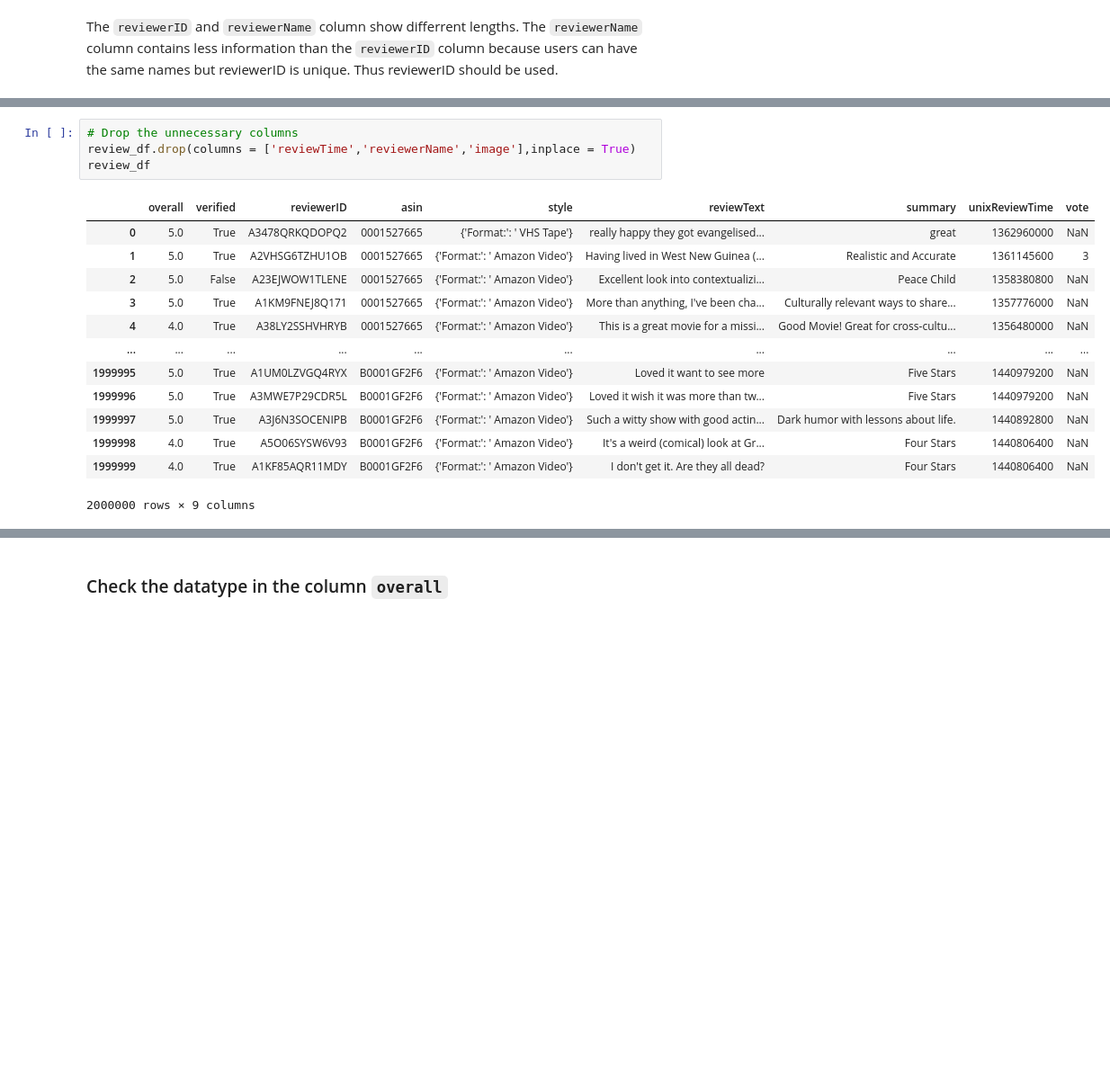
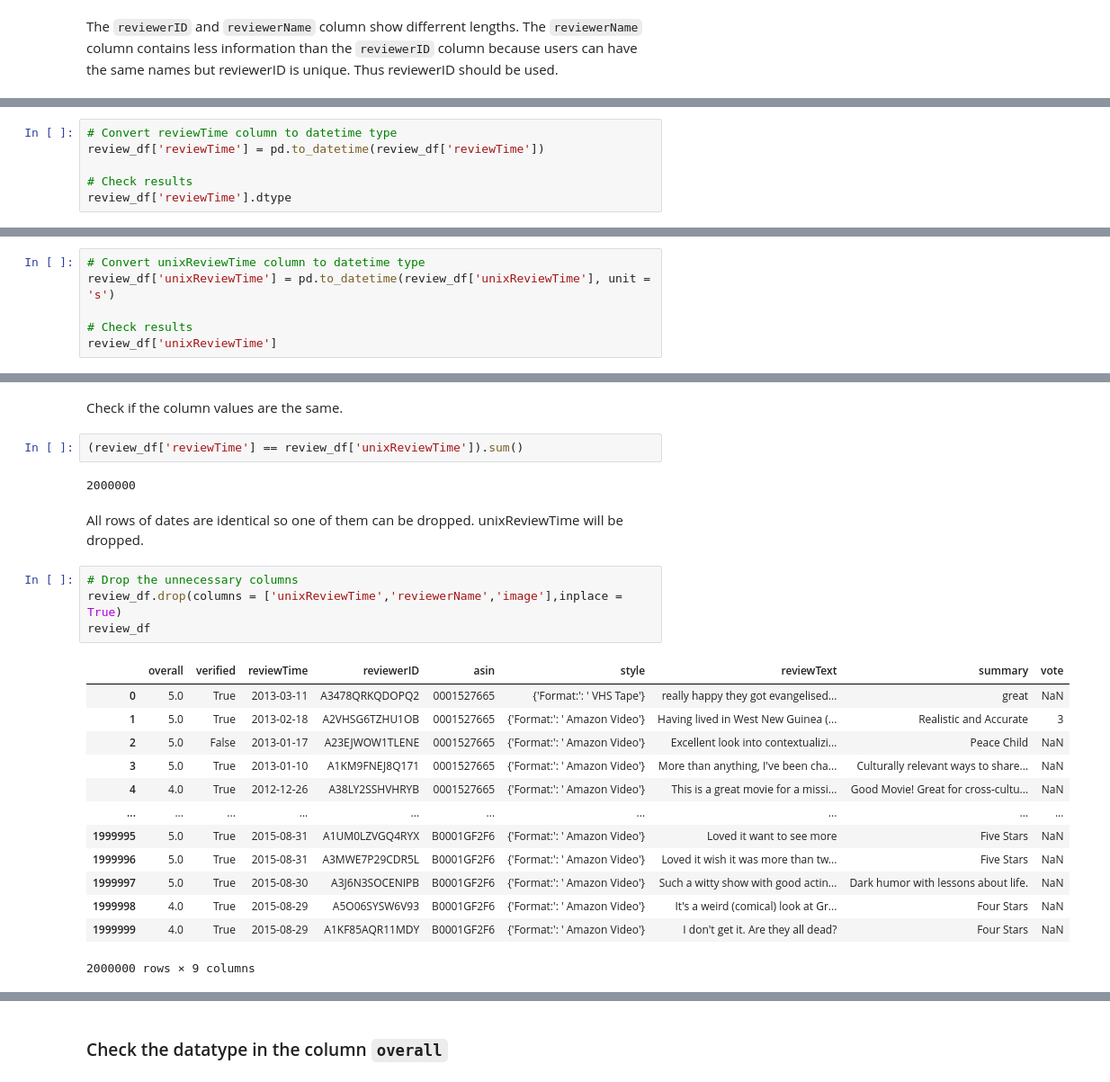
Before and after one commit to JTruong3/Amazon-Product-Recommender, a Jupyter notebook: 1_Preprocessing_EDA_Simple_Models.ipynb, the cells around one changed output, grey strips where cells are left out. Shown at 90% size. Drawn from its saved outputs; the diff is of its cells as text; blank space fills up the shorter version.

```diff
--- a/1_Preprocessing_EDA_Simple_Models.ipynb
+++ b/1_Preprocessing_EDA_Simple_Models.ipynb
@@ -124,0 +127,6 @@ The `reviewerID` and `reviewerName` column show differrent lengths. The `reviewe
+# %%
+# Convert reviewTime column to datetime type
+review_df['reviewTime'] = pd.to_datetime(review_df['reviewTime'])
+
+# Check results
+review_df['reviewTime'].dtype
@@ -124,0 +137,6 @@ The `reviewerID` and `reviewerName` column show differrent lengths. The `reviewe
+# %%
+# Convert unixReviewTime column to datetime type
+review_df['unixReviewTime'] = pd.to_datetime(review_df['unixReviewTime'], unit = 's')
+
+# Check results
+review_df['unixReviewTime']
@@ -125,20 +156,28 @@ The `reviewerID` and `reviewerName` column show differrent lengths. The `reviewe
+# %% [markdown]
+Check if the column values are the same.
+# %%
+(review_df['reviewTime'] == review_df['unixReviewTime']).sum()
+# %% [output]
+2000000
+# %% [markdown]
+All rows of dates are identical so one of them can be dropped. unixReviewTime will be dropped.
 # %%
 # Drop the unnecessary columns
-review_df.drop(columns = ['reviewTime','reviewerName','image'],inplace = True)
+review_df.drop(columns = ['unixReviewTime','reviewerName','image'],inplace = True)
 review_df
 # %% [output]
-|  | overall | verified | reviewerID | asin | style | reviewText | summary | unixReviewTime | vote |
-| 0 | 5.0 | True | A3478QRKQDOPQ2 | 0001527665 | {'Format:': ' VHS Tape'} | really happy they got evangelised... | great | 1362960000 | NaN |
-| 1 | 5.0 | True | A2VHSG6TZHU1OB | 0001527665 | {'Format:': ' Amazon Video'} | Having lived in West New Guinea (... | Realistic and Accurate | 1361145600 | 3 |
-| 2 | 5.0 | False | A23EJWOW1TLENE | 0001527665 | {'Format:': ' Amazon Video'} | Excellent look into contextualizi... | Peace Child | 1358380800 | NaN |
-| 3 | 5.0 | True | A1KM9FNEJ8Q171 | 0001527665 | {'Format:': ' Amazon Video'} | More than anything, I've been cha... | Culturally relevant ways to share... | 1357776000 | NaN |
-| 4 | 4.0 | True | A38LY2SSHVHRYB | 0001527665 | {'Format:': ' Amazon Video'} | This is a great movie for a missi... | Good Movie! Great for cross-cultu... | 1356480000 | NaN |
+|  | overall | verified | reviewTime | reviewerID | asin | style | reviewText | summary | vote |
+| 0 | 5.0 | True | 2013-03-11 | A3478QRKQDOPQ2 | 0001527665 | {'Format:': ' VHS Tape'} | really happy they got evangelised... | great | NaN |
+| 1 | 5.0 | True | 2013-02-18 | A2VHSG6TZHU1OB | 0001527665 | {'Format:': ' Amazon Video'} | Having lived in West New Guinea (... | Realistic and Accurate | 3 |
+| 2 | 5.0 | False | 2013-01-17 | A23EJWOW1TLENE | 0001527665 | {'Format:': ' Amazon Video'} | Excellent look into contextualizi... | Peace Child | NaN |
+| 3 | 5.0 | True | 2013-01-10 | A1KM9FNEJ8Q171 | 0001527665 | {'Format:': ' Amazon Video'} | More than anything, I've been cha... | Culturally relevant ways to share... | NaN |
+| 4 | 4.0 | True | 2012-12-26 | A38LY2SSHVHRYB | 0001527665 | {'Format:': ' Amazon Video'} | This is a great movie for a missi... | Good Movie! Great for cross-cultu... | NaN |
 | ... | ... | ... | ... | ... | ... | ... | ... | ... | ... |
-| 1999995 | 5.0 | True | A1UM0LZVGQ4RYX | B0001GF2F6 | {'Format:': ' Amazon Video'} | Loved it want to see more | Five Stars | 1440979200 | NaN |
-| 1999996 | 5.0 | True | A3MWE7P29CDR5L | B0001GF2F6 | {'Format:': ' Amazon Video'} | Loved it wish it was more than tw... | Five Stars | 1440979200 | NaN |
-| 1999997 | 5.0 | True | A3J6N3SOCENIPB | B0001GF2F6 | {'Format:': ' Amazon Video'} | Such a witty show with good actin... | Dark humor with lessons about life. | 1440892800 | NaN |
-| 1999998 | 4.0 | True | A5O06SYSW6V93 | B0001GF2F6 | {'Format:': ' Amazon Video'} | It's a weird (comical) look at Gr... | Four Stars | 1440806400 | NaN |
-| 1999999 | 4.0 | True | A1KF85AQR11MDY | B0001GF2F6 | {'Format:': ' Amazon Video'} | I don't get it. Are they all dead? | Four Stars | 1440806400 | NaN |
+| 1999995 | 5.0 | True | 2015-08-31 | A1UM0LZVGQ4RYX | B0001GF2F6 | {'Format:': ' Amazon Video'} | Loved it want to see more | Five Stars | NaN |
+| 1999996 | 5.0 | True | 2015-08-31 | A3MWE7P29CDR5L | B0001GF2F6 | {'Format:': ' Amazon Video'} | Loved it wish it was more than tw... | Five Stars | NaN |
+| 1999997 | 5.0 | True | 2015-08-30 | A3J6N3SOCENIPB | B0001GF2F6 | {'Format:': ' Amazon Video'} | Such a witty show with good actin... | Dark humor with lessons about life. | NaN |
+| 1999998 | 4.0 | True | 2015-08-29 | A5O06SYSW6V93 | B0001GF2F6 | {'Format:': ' Amazon Video'} | It's a weird (comical) look at Gr... | Four Stars | NaN |
+| 1999999 | 4.0 | True | 2015-08-29 | A1KF85AQR11MDY | B0001GF2F6 | {'Format:': ' Amazon Video'} | I don't get it. Are they all dead? | Four Stars | NaN |
 2000000 rows × 9 columns
 # %%
 review_df.info()
```
Also changed, not shown: parts of 28 cells of this notebook, 1 other file.
